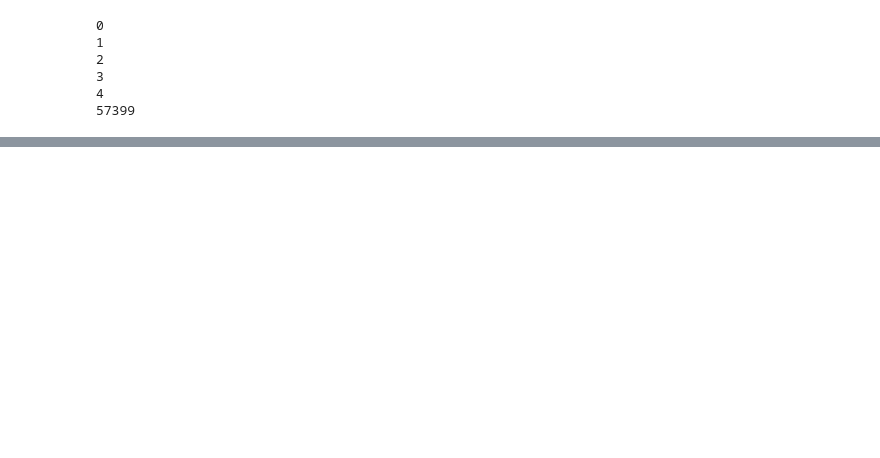
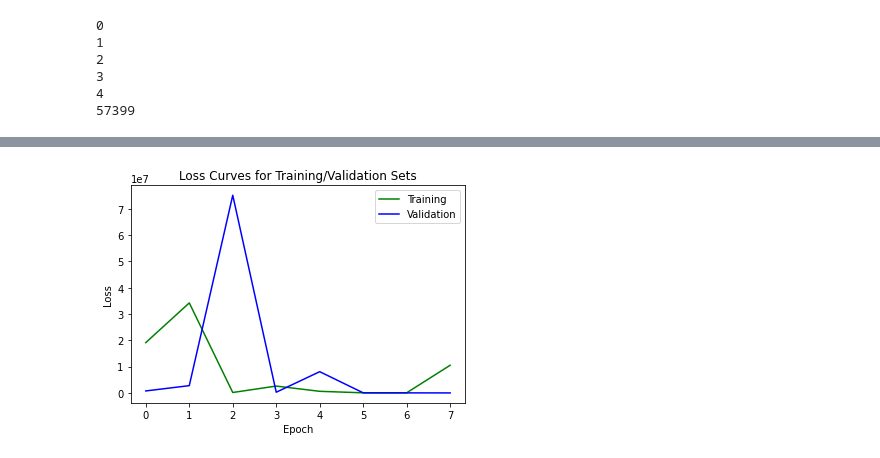
Before and after one commit to AnaHoban/lensing, a Jupyter notebook: Code/Batch Loading/Currently used/Twobands_tests.ipynb, the cells around one changed output, grey strips where cells are left out. Saved outputs shown, nothing was run; the diff lists cells and outputs as text; code cells hidden in the pictures; blank space fills up the shorter version.

```diff
--- a/Code/Batch Loading/Currently used/Twobands_tests.ipynb
+++ b/Code/Batch Loading/Currently used/Twobands_tests.ipynb
@@ -159,3 +167,20 @@ def create_autoencoder2(shape):
     decoded = keras.layers.Conv2D(shape[2], kernel_size=3, activation='linear', padding='same')(x)
 
     return keras.Model(input_img, decoded)
+# %%
+# tiles for val and training
+train_indices = [13]#range(1) #range(5)
+val_indices = [12]
+BATCH_SIZE= 256
+# %%
+def masked_MSE_with_uncertainty(y_true, y_pred):
+    y_pred_image = tf.gather(y_pred,indices=[0],axis=-1)
+    y_true_image = tf.reshape(y_true,shape=tf.shape(y_pred_image))
+    weight = tf.gather(y_pred, indices=[1], axis=-1)
+
+    #mask = K.abs(K.sign(y_true_image))
+    loss = K.square(tf.math.multiply((y_true_image - y_pred_image), 1) )
+    print(K.sum(loss))
+    return loss
+    #mask*(K.square(tf.math.divide_no_nan((y_true_image - y_pred_image), weight)))
+    #return K.square(y_true_image - y_pred_image)
@@ -162,3 +213,3 @@ def create_autoencoder2(shape):
 # %%
-autoencoder_cfis = create_autoencoder2((CUTOUT_SIZE, CUTOUT_SIZE, 2))
-autoencoder_cfis.compile(optimizer="adam", loss='mean_squared_error')
+autoencoder_cfis = create_autoencoder2((CUTOUT_SIZE, CUTOUT_SIZE, 1))
+autoencoder_cfis.compile(optimizer="adam", loss=masked_MSE_with_uncertainty)
@@ -169,0 +244,13 @@ Epoch 1/8
+# %%
+def plot_loss_curves(history, figname):
+    plt.plot(history.history["loss"], color="g", label="Training")
+    plt.plot(history.history["val_loss"], color="b", label="Validation")
+    plt.title("Loss Curves for Training/Validation Sets")
+    plt.xlabel("Epoch")
+    plt.ylabel("Loss")
+    plt.legend()
+    plt.savefig("../Loss Curves/" + figname)
+# %%
+plot_loss_curves(history_cfis, figname="FiveTrainingTilesCFIS_CUSTLOSS_ronly.png")
+# %% [output]
+[figure, added]
```
Also changed, not shown: parts of 26 cells of this notebook, 3 other files.
